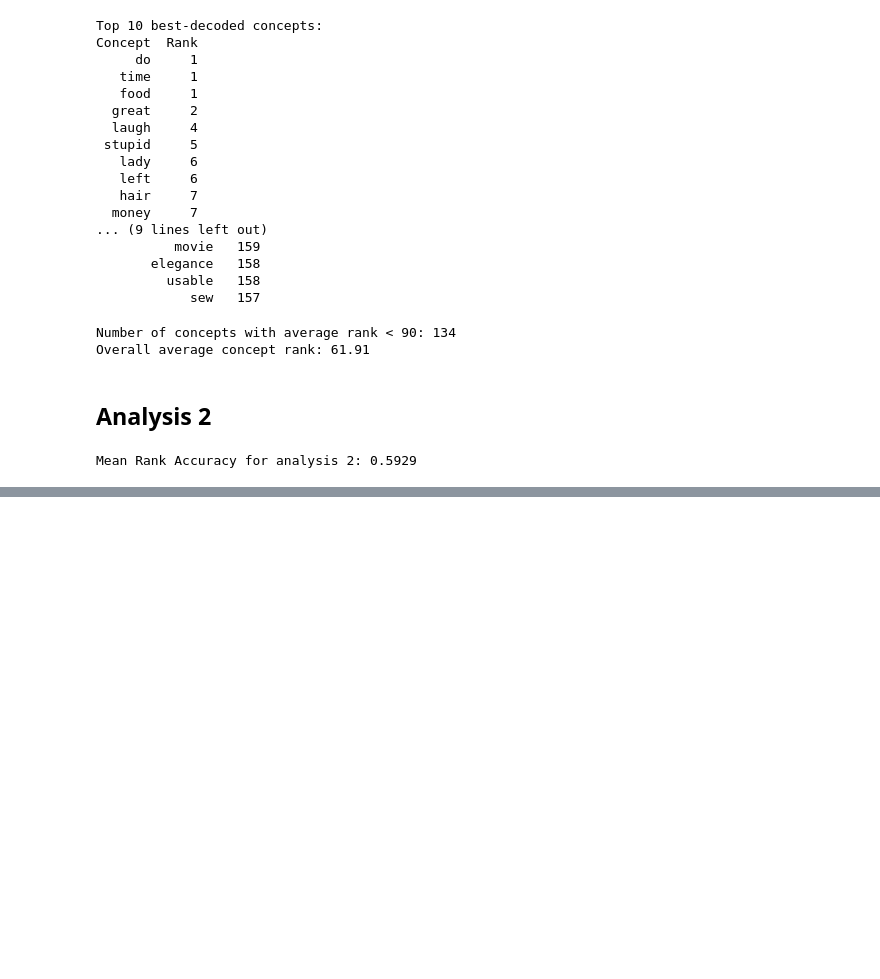
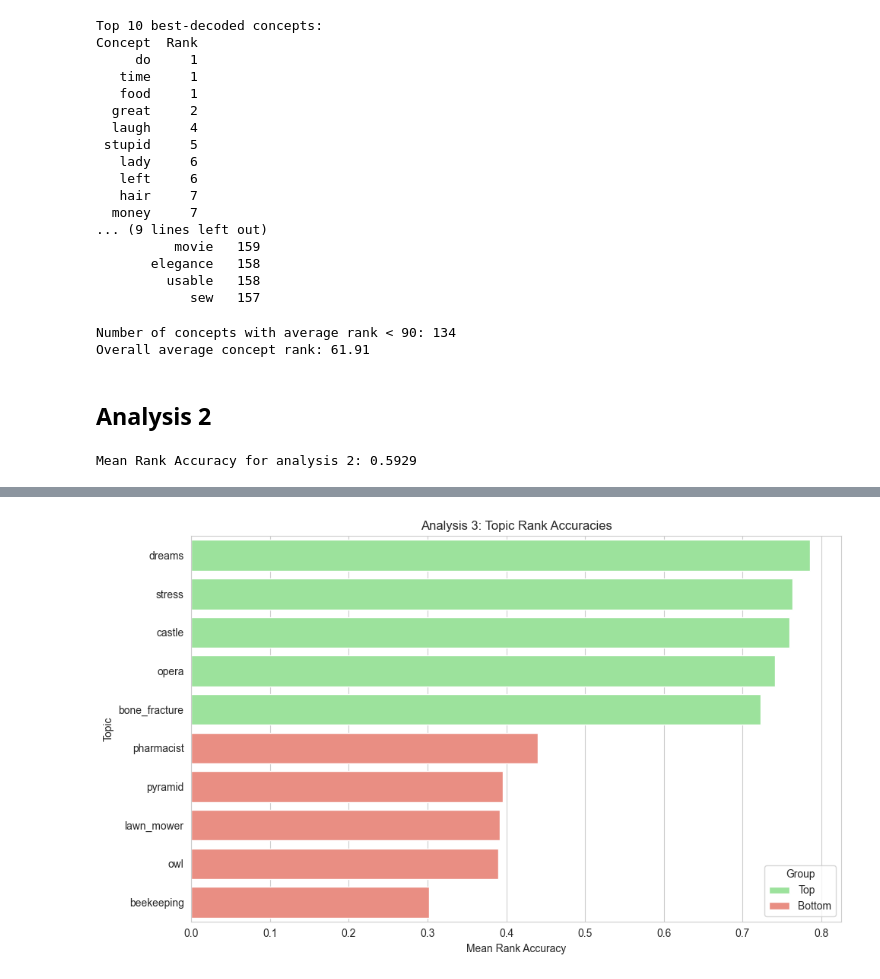
Before and after one commit to cohen-or-github/cognition_final_project, a Jupyter notebook: Task 1 sentence decoding.ipynb, the cells around one changed output, grey strips where cells are left out. Cells and saved outputs as stored; diff of their text form; code cells hidden in the pictures; blank space fills up the shorter version.

```diff
--- a/Task 1 sentence decoding.ipynb
+++ b/Task 1 sentence decoding.ipynb
@@ -188,0 +253,10 @@ Mean Rank Accuracy for analysis 2: 0.5929
+# %%
+# Analysis 3
+passage_ids = pd.Series(exp3["labelsPassageForEachSentence"].flatten()) - 1
+topic_ids = pd.Series(exp3["labelsPassageCategory"].flatten()) - 1
+topics = pd.Series(exp3["keyPassageCategory"][0]).str[0]
+sentence_topics_3 = topics[topic_ids[passage_ids]].tolist()
+acc_by_topic_3 = mean_accuracy_by_topic(rank_accuracies_analysis_3, sentence_topics_3)
+plot_top_bottom_topics(acc_by_topic_3, n=5, title="Analysis 3: Topic Rank Accuracies")
+# %% [output]
+[figure, added]
```
Also changed, not shown: parts of 10 cells of this notebook.
